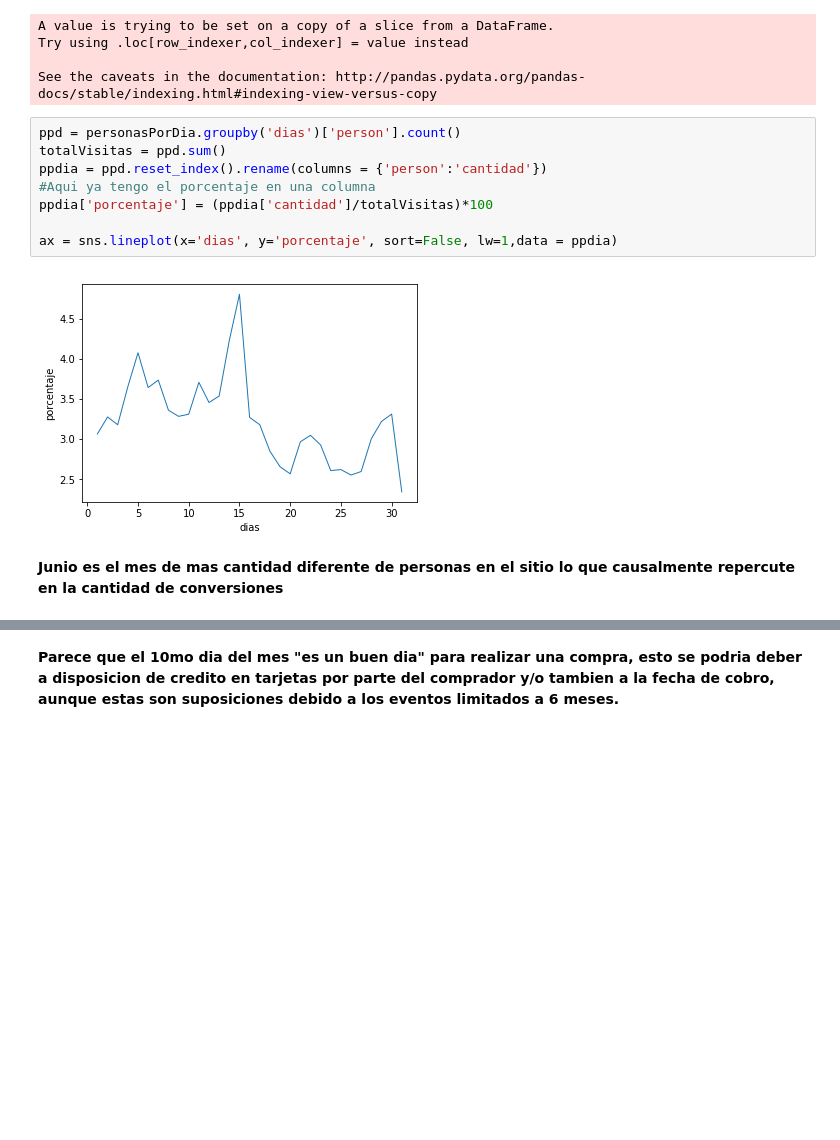
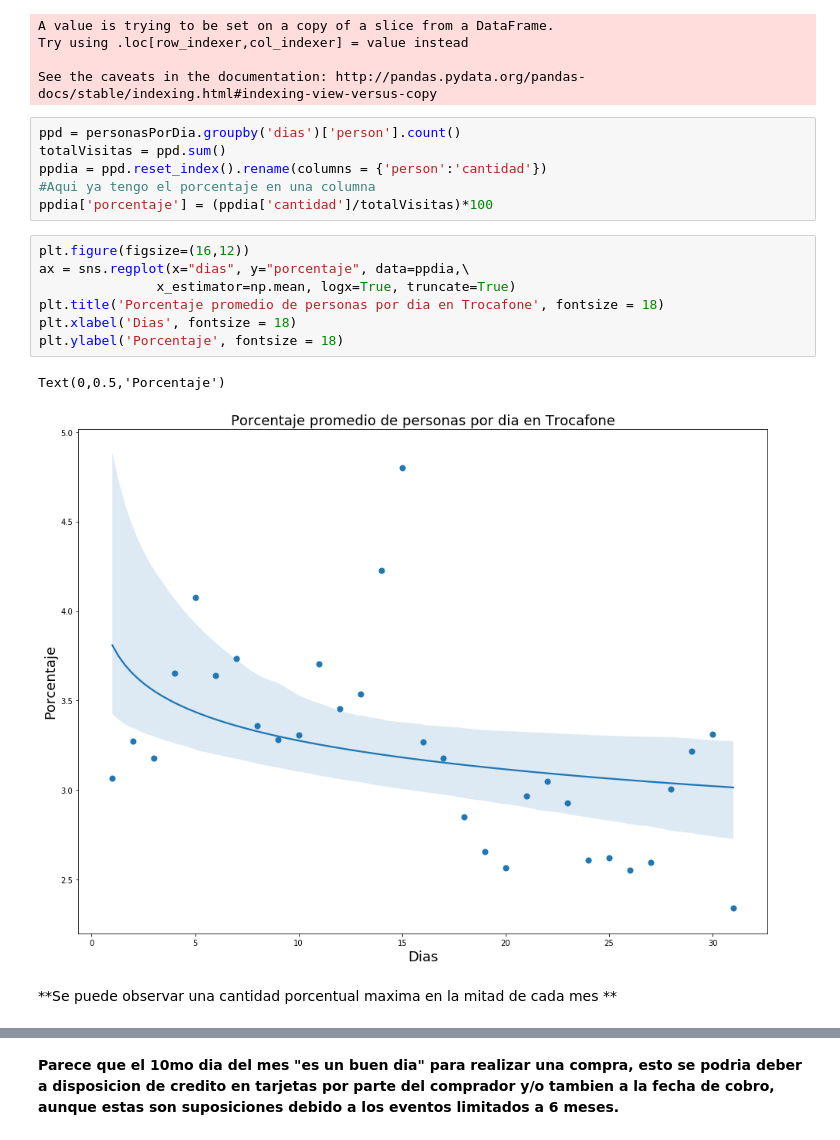
Before and after one commit to shizus/orga-2018-2c, a Jupyter notebook: Como se distribuyen los eventos respectos a las fechas en Trocafone (2018-01.2018-06).ipynb, the cells around one changed output, grey strips where cells are left out. Cells and saved outputs as stored; diff of their text form; blank space fills up the shorter version.

```diff
--- a/Como se distribuyen los eventos respectos a las fechas en Trocafone (2018-01.2018-06).ipynb
+++ b/Como se distribuyen los eventos respectos a las fechas en Trocafone (2018-01.2018-06).ipynb
@@ -70,11 +70,17 @@ totalVisitas = ppd.sum()
 ppdia = ppd.reset_index().rename(columns = {'person':'cantidad'})
 #Aqui ya tengo el porcentaje en una columna
 ppdia['porcentaje'] = (ppdia['cantidad']/totalVisitas)*100
-
-ax = sns.lineplot(x='dias', y='porcentaje', sort=False, lw=1,data = ppdia)
-# %% [output]
-[figure, removed]
-# %% [markdown]
-**Junio es el mes de mas cantidad diferente de personas en el sitio lo que causalmente repercute en la cantidad de conversiones**
+# %%
+plt.figure(figsize=(16,12))
+ax = sns.regplot(x="dias", y="porcentaje", data=ppdia,\
+               x_estimator=np.mean, logx=True, truncate=True)
+plt.title('Porcentaje promedio de personas por dia en Trocafone', fontsize = 18)
+plt.xlabel('Dias', fontsize = 18)
+plt.ylabel('Porcentaje', fontsize = 18)
+# %% [output]
+Text(0,0.5,'Porcentaje')
+[figure, added]
+# %% [markdown]
+**Se puede observar una cantidad porcentual maxima en la mitad de cada mes **
 # %%
 #Cantidad de conversiones por mes
```
Also changed, not shown: parts of 5 cells of this notebook.
